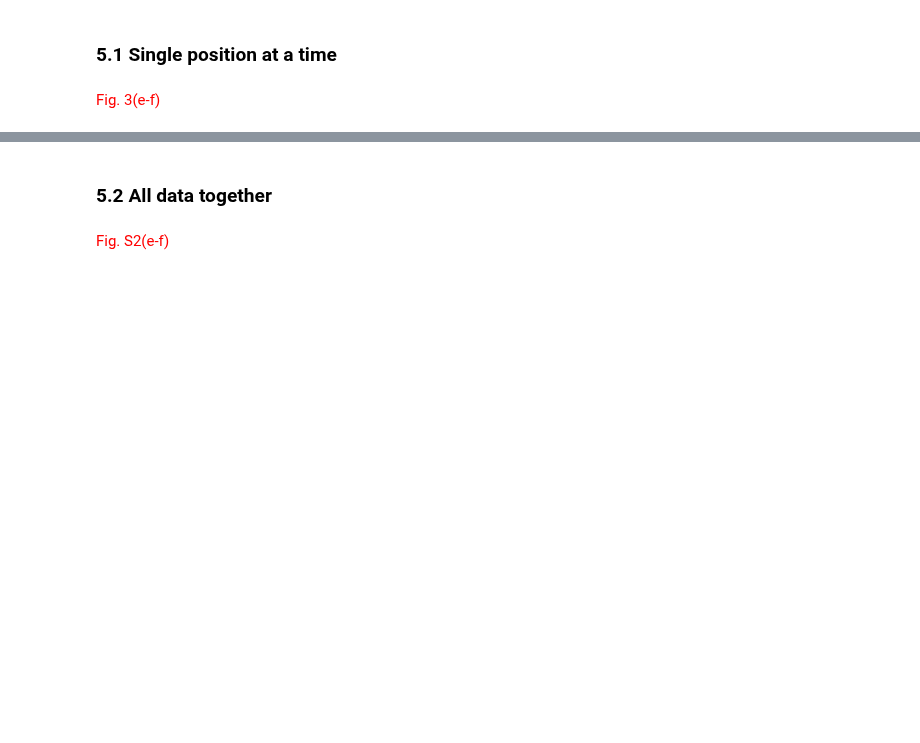
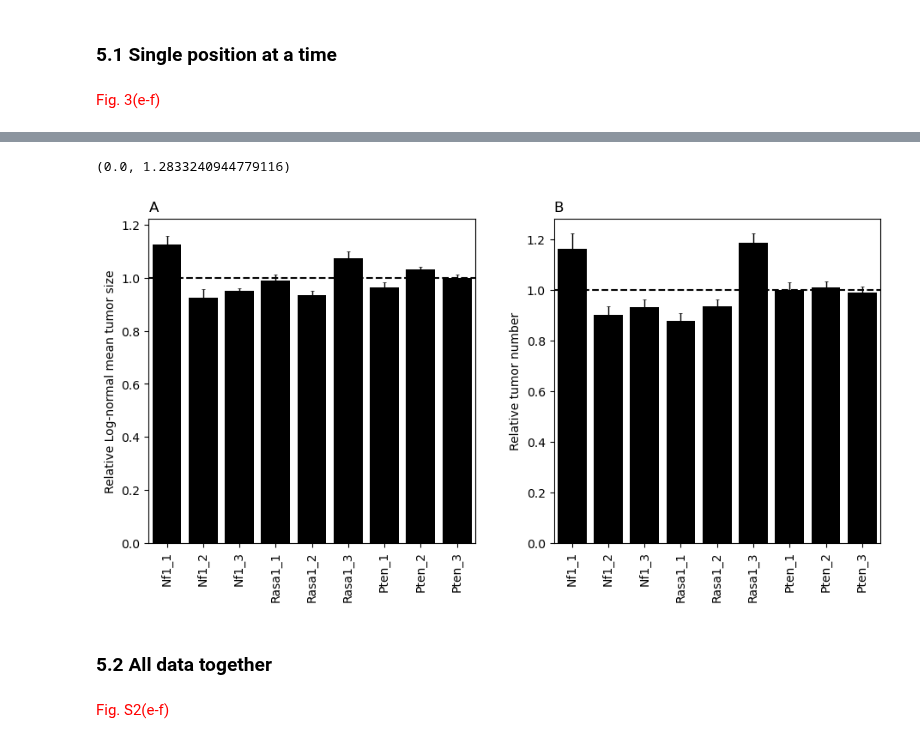
Before and after one commit to JasperXuEvolution/Efficient-and-multiplexed-somatic-genome-editing-with-Cas12a-mice, a Jupyter notebook: Figure_Plot/PDAC-OncNeg-SCLC-gRNA_effect-Plot.ipynb, the cells around one changed output, grey strips where cells are left out. Saved outputs shown, nothing was run; the diff lists cells and outputs as text; code cells hidden in the pictures; blank space fills up the shorter version.

```diff
--- a/Figure_Plot/PDAC-OncNeg-SCLC-gRNA_effect-Plot.ipynb
+++ b/Figure_Plot/PDAC-OncNeg-SCLC-gRNA_effect-Plot.ipynb
@@ -125,3 +54,76 @@ ax1.set_ylim(temp_min_y2,temp_max_y2)
+# %%
+# x label font size
+xlabel_fontsize = 10
+
+# grid specification
+input_size = (11,11)
+gs = gridspec.GridSpec(11, 11)
+
+# set figure size
+fig1 = plt.figure(figsize=input_size)
+
+# set the first panel axis
+ax1=fig1.add_subplot(gs[:5, 0:5])
+trait_of_interest = 'LN_mean_relative'
+bt_trait = f'{trait_of_interest}_bootstrap_median'
+ix = 'Guide'
+temp_df = single_gRNA_df1.sort_values(by=['Position',ix])
+# y label name
+temp_y_label_name = 'Relative Log-normal mean tumor size'
+temp_x_label_name = 'Target gene'
+
+temp_min_y1 = 0
+temp_max_y1 = temp_df[trait_of_interest].max()+0.1
+
+
+ax1.errorbar(temp_df[ix], temp_df[bt_trait],
+             yerr = [temp_df[bt_trait]-temp_df[trait_of_interest+'_2.5P'],temp_df[trait_of_interest+'_97.5P']-temp_df[bt_trait]],
+             linestyle='', c = 'black', elinewidth=1, ecolor='black', capsize=1.5, capthick=0.5)
+sns.barplot(x=temp_df[ix], y=temp_df[bt_trait], data=temp_df, ax = ax1,  color='Black',dodge=False)
+# add control axis
+ax1.axhline(y=1,color='black', linestyle='--')
+# manipulate axes scale, label and tick
+# set x,y axis label
+ax1.set_xlabel(None)
+ax1.set_ylabel(temp_y_label_name)
+# Rotate x ticklabel orientation
+ax1.tick_params(axis='x', labelrotation = 90)
+
+ax1.set_title('A', loc ='Left')
+ax1.set_ylim(temp_min_y1,temp_max_y1)
+
+###
+ax1=fig1.add_subplot(gs[:5, 6:11])
+trait_of_interest = 'TTN_normalized_relative'
+bt_trait = f'{trait_of_interest}_bootstrap_median'
+ix = 'Guide'
+temp_df = single_gRNA_df1.sort_values(by=['Position',ix])
+# y label name
+temp_y_label_name = 'Relative tumor number'
+temp_x_label_name = 'Target gene'
+
+temp_min_y2 = 0
+temp_max_y2 = temp_df[trait_of_interest].max()+0.1
+
+ax1.errorbar(temp_df[ix], temp_df[bt_trait],
+             yerr = [temp_df[bt_trait]-temp_df[trait_of_interest+'_2.5P'],temp_df[trait_of_interest+'_97.5P']-temp_df[bt_trait]],
+             linestyle='', c = 'black', elinewidth=1, ecolor='black', capsize=1.5, capthick=0.5)
+sns.barplot(x=temp_df[ix], y=temp_df[bt_trait], data=temp_df, ax = ax1,  color='Black',dodge=False)
+# add control axis
+ax1.axhline(y=1,color='black', linestyle='--')
+# manipulate axes scale, label and tick
+# set x,y axis label
+ax1.set_xlabel(None)
+ax1.set_ylabel(temp_y_label_name)
+# Rotate x ticklabel orientation
+ax1.tick_params(axis='x', labelrotation = 90)
+
+ax1.set_title('B', loc ='Left')
+ax1.set_ylim(temp_min_y2,temp_max_y2)
+#################################################
+# %% [output]
+(0.0, 1.2833240944779116)
+[figure, added]
 # %% [markdown]
 ### 5.2 All data together
 # %% [markdown]
```
Also changed, not shown: parts of 7 cells of this notebook.
